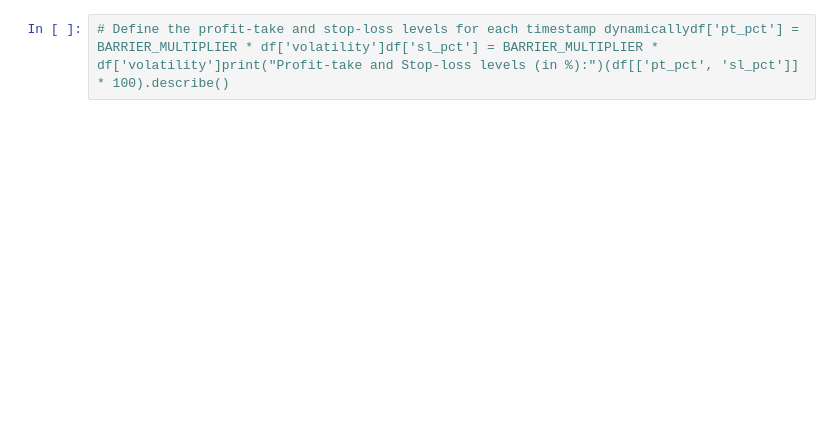
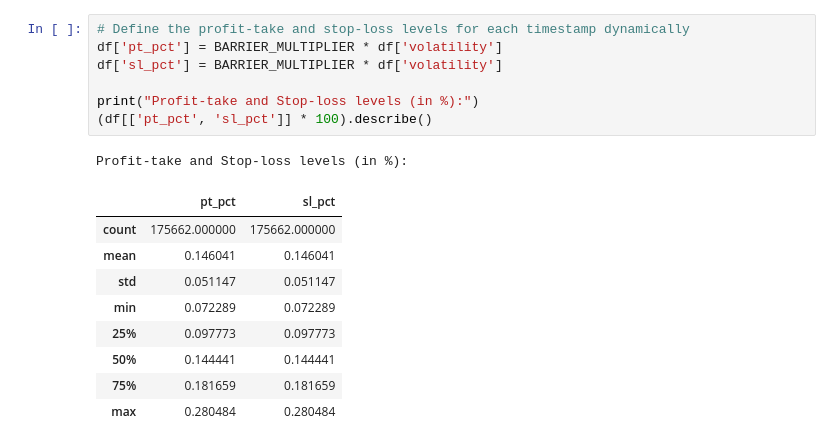
Before and after one commit to potential-panda/Makalu, a Jupyter notebook: notebooks/barrier_analysis.ipynb, the cells around one changed output. Cells and saved outputs as stored; diff of their text form; blank space fills up the shorter version.

```diff
--- a/notebooks/barrier_analysis.ipynb
+++ b/notebooks/barrier_analysis.ipynb
@@ -19,2 +151,18 @@ full_parquet_store = ParquetStore(PARQUET_STORE_ROOT_DIR)# We need to read a sli
 # %%
-# Define the profit-take and stop-loss levels for each timestamp dynamicallydf['pt_pct'] = BARRIER_MULTIPLIER * df['volatility']df['sl_pct'] = BARRIER_MULTIPLIER * df['volatility']print("Profit-take and Stop-loss levels (in %):")(df[['pt_pct', 'sl_pct']] * 100).describe()
+# Define the profit-take and stop-loss levels for each timestamp dynamically
+df['pt_pct'] = BARRIER_MULTIPLIER * df['volatility']
+df['sl_pct'] = BARRIER_MULTIPLIER * df['volatility']
+
+print("Profit-take and Stop-loss levels (in %):")
+(df[['pt_pct', 'sl_pct']] * 100).describe()
+# %% [output]
+Profit-take and Stop-loss levels (in %):
+|  | pt_pct | sl_pct |
+| count | 175662.000000 | 175662.000000 |
+| mean | 0.146041 | 0.146041 |
+| std | 0.051147 | 0.051147 |
+| min | 0.072289 | 0.072289 |
+| 25% | 0.097773 | 0.097773 |
+| 50% | 0.144441 | 0.144441 |
+| 75% | 0.181659 | 0.181659 |
+| max | 0.280484 | 0.280484 |
```
Also changed, not shown: parts of 7 cells of this notebook, 5 other files.
